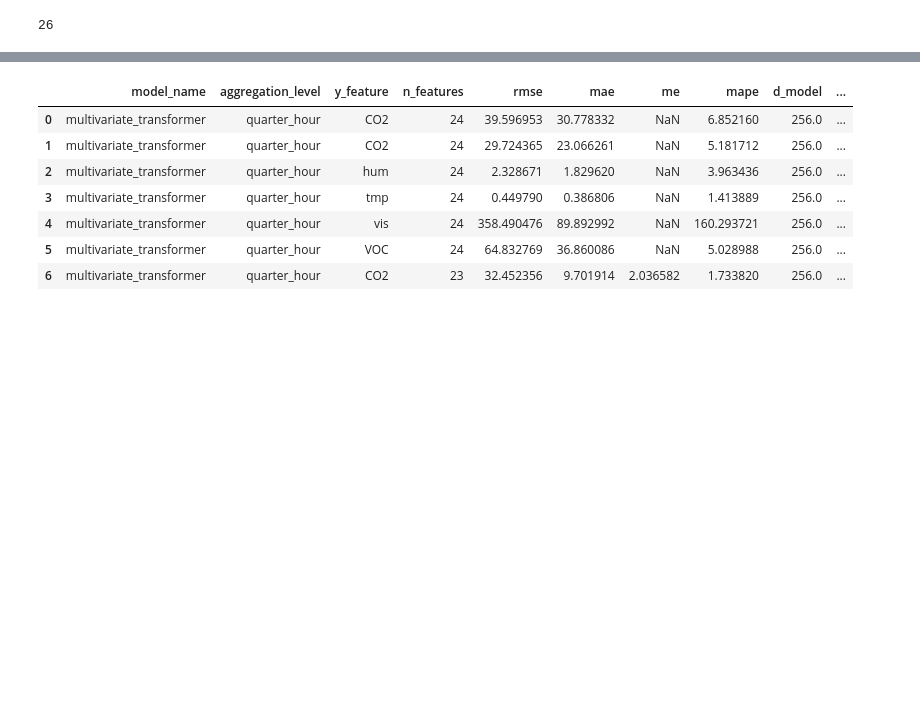
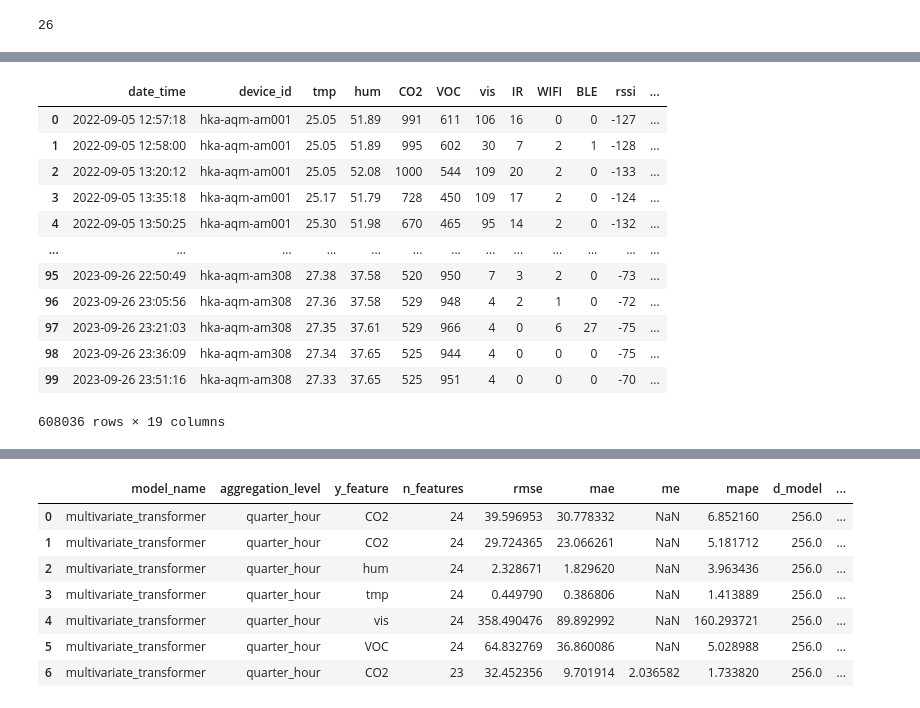
Before and after one commit to TimEhmann/IoT_Project, a Jupyter notebook: test3.ipynb, the cells around one changed output, grey strips where cells are left out. Saved outputs shown, nothing was run; the diff lists cells and outputs as text; code cells hidden in the pictures; blank space fills up the shorter version.

```diff
--- a/test3.ipynb
+++ b/test3.ipynb
@@ -35,0 +43,4 @@ df
+# %%
+df['date_time'] = pd.to_datetime(df['date_time'])
+from copy import deepcopy
+df2 = deepcopy(df)
@@ -35,0 +205,17 @@ df
+# %%
+df['date_time_rounded'] = pd.to_datetime(df['date_time']).dt.round('15min')
+df
+# %% [output]
+|  | date_time | device_id | tmp | hum | CO2 | VOC | vis | IR | WIFI | BLE | rssi | ... |
+| 0 | 2022-09-05 12:57:18 | hka-aqm-am001 | 25.05 | 51.89 | 991 | 611 | 106 | 16 | 0 | 0 | -127 | ... |
+| 1 | 2022-09-05 12:58:00 | hka-aqm-am001 | 25.05 | 51.89 | 995 | 602 | 30 | 7 | 2 | 1 | -128 | ... |
+| 2 | 2022-09-05 13:20:12 | hka-aqm-am001 | 25.05 | 52.08 | 1000 | 544 | 109 | 20 | 2 | 0 | -133 | ... |
+| 3 | 2022-09-05 13:35:18 | hka-aqm-am001 | 25.17 | 51.79 | 728 | 450 | 109 | 17 | 2 | 0 | -124 | ... |
+| 4 | 2022-09-05 13:50:25 | hka-aqm-am001 | 25.30 | 51.98 | 670 | 465 | 95 | 14 | 2 | 0 | -132 | ... |
+| ... | ... | ... | ... | ... | ... | ... | ... | ... | ... | ... | ... | ... |
+| 95 | 2023-09-26 22:50:49 | hka-aqm-am308 | 27.38 | 37.58 | 520 | 950 | 7 | 3 | 2 | 0 | -73 | ... |
+| 96 | 2023-09-26 23:05:56 | hka-aqm-am308 | 27.36 | 37.58 | 529 | 948 | 4 | 2 | 1 | 0 | -72 | ... |
+| 97 | 2023-09-26 23:21:03 | hka-aqm-am308 | 27.35 | 37.61 | 529 | 966 | 4 | 0 | 6 | 27 | -75 | ... |
+| 98 | 2023-09-26 23:36:09 | hka-aqm-am308 | 27.34 | 37.65 | 525 | 944 | 4 | 0 | 0 | 0 | -75 | ... |
+| 99 | 2023-09-26 23:51:16 | hka-aqm-am308 | 27.33 | 37.65 | 525 | 951 | 4 | 0 | 0 | 0 | -70 | ... |
+608036 rows × 19 columns
```
Also changed, not shown: parts of 8 cells of this notebook, 2 other files.
